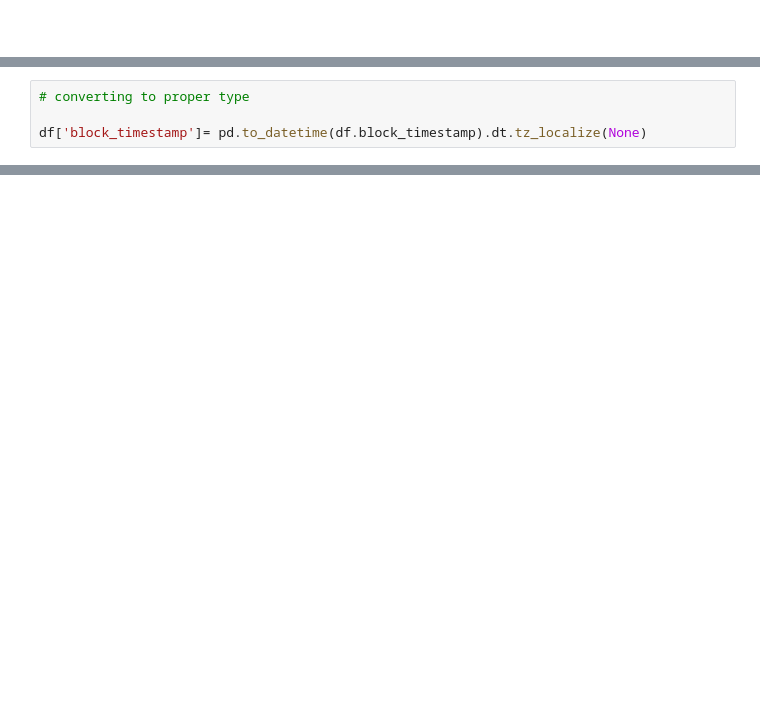
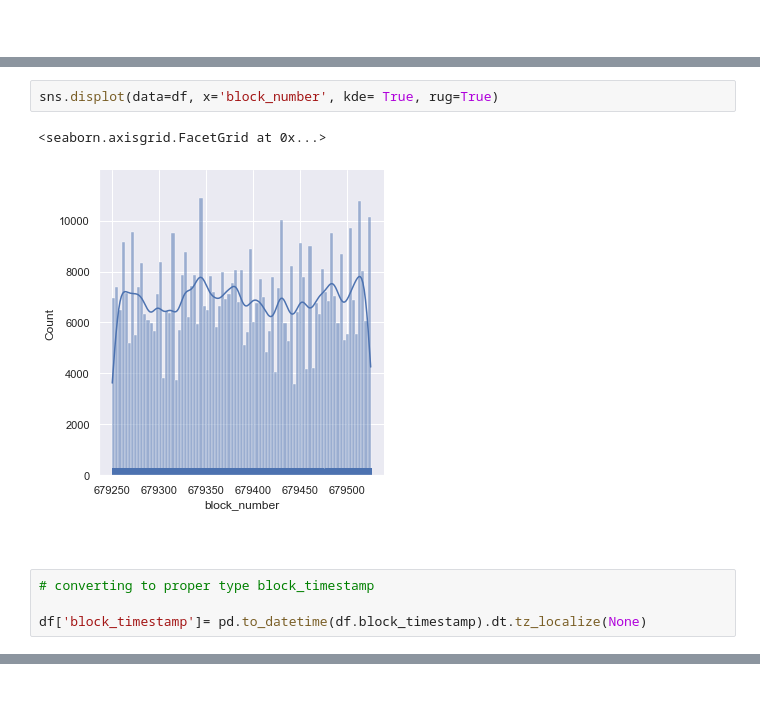
Before and after one commit to CommanderPoe/bitcoin_forensics, a Jupyter notebook: notebooks/03_Data Cleaning & EDA.ipynb, the cells around one changed output, grey strips where cells are left out. Cells and saved outputs as stored; diff of their text form; blank space fills up the shorter version.

```diff
--- a/notebooks/03_Data Cleaning & EDA.ipynb
+++ b/notebooks/03_Data Cleaning & EDA.ipynb
@@ -169,5 +308,12 @@ sns.displot(x= 'block_number', data= df).set_xticklabels(rotation=30);
+# %%
+sns.displot(data=df, x='block_number', kde= True, rug=True)
+# %% [output]
+<seaborn.axisgrid.FacetGrid at 0x...>
+[figure, added]
+# %% [markdown]
+<br>
 # %%
-# converting to proper type
+# converting to proper type block_timestamp
 
 df['block_timestamp']= pd.to_datetime(df.block_timestamp).dt.tz_localize(None)
 # %%
```
Also changed, not shown: parts of 83 cells of this notebook, 1 other file.
